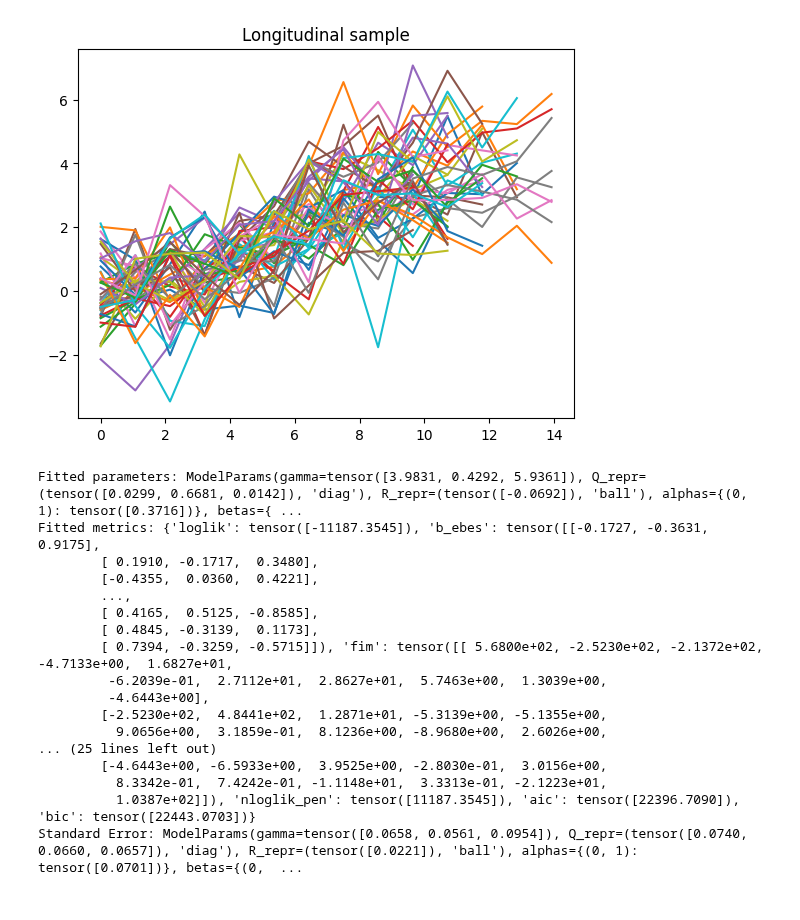
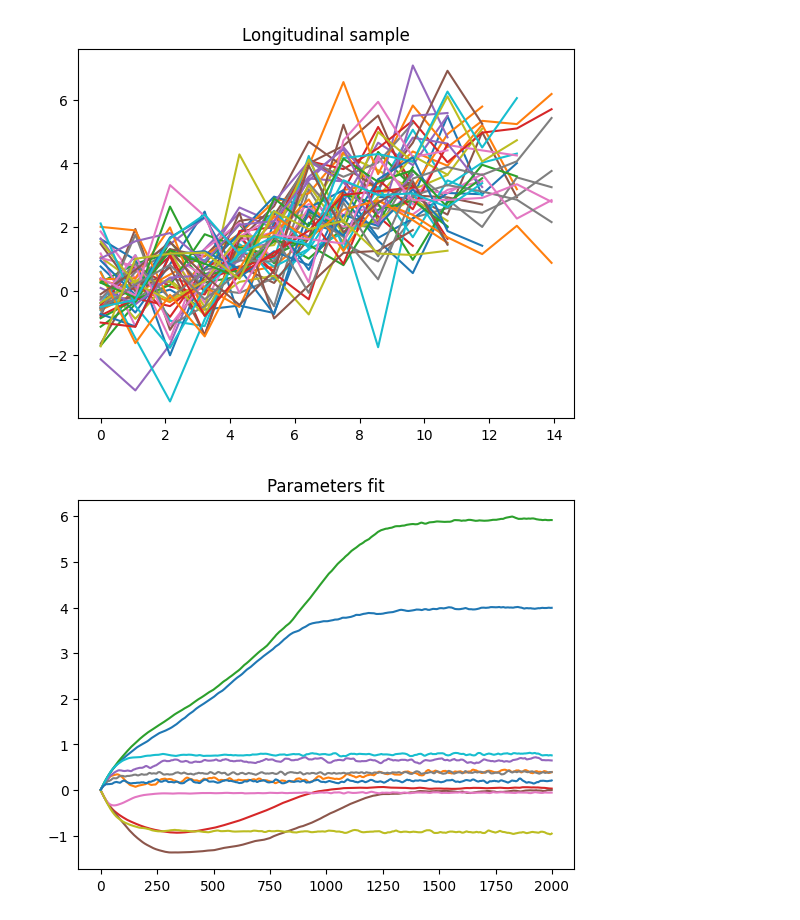
Before and after one commit to felixlaplante/jmstate, a Jupyter notebook: fitting-test.ipynb, the cells around one changed output. Saved outputs shown, nothing was run; the diff lists cells and outputs as text; code cells hidden in the pictures.

```diff
--- a/fitting-test.ipynb
+++ b/fitting-test.ipynb
@@ -66,36 +66,19 @@ plt.show()
 # %%
 init_params = ModelParams(
     torch.zeros_like(gamma),
     (torch.zeros_like(jmstate.utils.flat_from_cov(Q, method="diag")), "diag"),
     (torch.zeros_like(jmstate.utils.flat_from_cov(R, method="ball")), "ball"),
-    {k: torch.ones_like(v) for k, v in alphas.items()},
-    {k: torch.ones_like(v) for k, v in betas.items()},
+    {k: torch.zeros_like(v) for k, v in alphas.items()},
+    {k: torch.zeros_like(v) for k, v in betas.items()},
 )
 
 data = ModelData(x, t, y, trajectories, c)
 model = MultiStateJointModel(model_design, init_params)
-model.do(data, jobs=jmstate.jobs.Fit())
-model.do(
-    jobs=[jmstate.jobs.ComputeFIM(), jmstate.jobs.ComputeCriteria(), jmstate.jobs.ComputeEBEs()]
-)
-print("Fitted parameters:", model.params_)
-print("Fitted metrics:", model.metrics_)
-print("Standard Error:", model.stderror)
+params_history = model.do(data, jobs=[jmstate.jobs.Fit(), jmstate.jobs.LogParamsHistory()])
+params_history = torch.vstack(params_history)
+
+plt.plot(params_history)
+plt.title("Parameters fit")
+plt.show()
 # %% [output]
-Fitted parameters: ModelParams(gamma=tensor([3.9831, 0.4292, 5.9361]), Q_repr=(tensor([0.0299, 0.6681, 0.0142]), 'diag'), R_repr=(tensor([-0.0692]), 'ball'), alphas={(0, 1): tensor([0.3716])}, betas={ ...
-Fitted metrics: {'loglik': tensor([-11187.3545]), 'b_ebes': tensor([[-0.1727, -0.3631,  0.9175],
-        [ 0.1910, -0.1717,  0.3480],
-        [-0.4355,  0.0360,  0.4221],
-        ...,
-        [ 0.4165,  0.5125, -0.8585],
-        [ 0.4845, -0.3139,  0.1173],
-        [ 0.7394, -0.3259, -0.5715]]), 'fim': tensor([[ 5.6800e+02, -2.5230e+02, -2.1372e+02, -4.7133e+00,  1.6827e+01,
-         -6.2039e-01,  2.7112e+01,  2.8627e+01,  5.7463e+00,  1.3039e+00,
-         -4.6443e+00],
-        [-2.5230e+02,  4.8441e+02,  1.2871e+01, -5.3139e+00, -5.1355e+00,
-          9.0656e+00,  3.1859e-01,  8.1236e+00, -8.9680e+00,  2.6026e+00,
-... (25 lines left out)
-        [-4.6443e+00, -6.5933e+00,  3.9525e+00, -2.8030e-01,  3.0156e+00,
-          8.3342e-01,  7.4242e-01, -1.1148e+01,  3.3313e-01, -2.1223e+01,
-          1.0387e+02]]), 'nloglik_pen': tensor([11187.3545]), 'aic': tensor([22396.7090]), 'bic': tensor([22443.0703])}
-Standard Error: ModelParams(gamma=tensor([0.0658, 0.0561, 0.0954]), Q_repr=(tensor([0.0740, 0.0660, 0.0657]), 'diag'), R_repr=(tensor([0.0221]), 'ball'), alphas={(0, 1): tensor([0.0701])}, betas={(0,  ...
+[figure, added]
```
Also changed, not shown: parts of 3 cells of this notebook, 7 other files.
